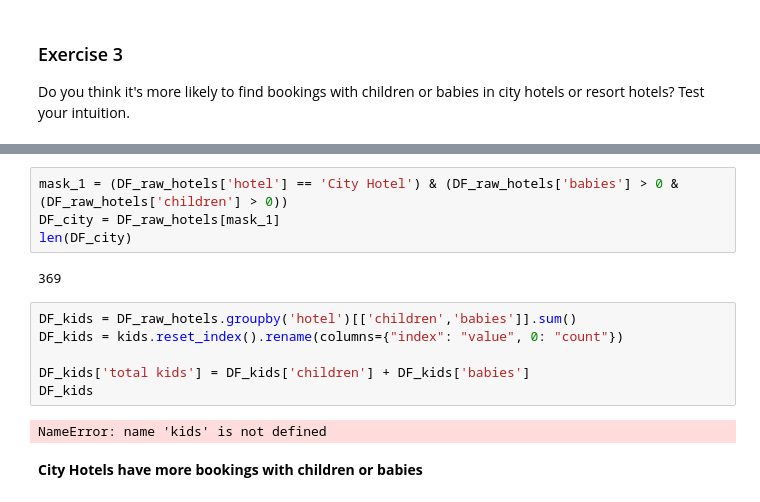
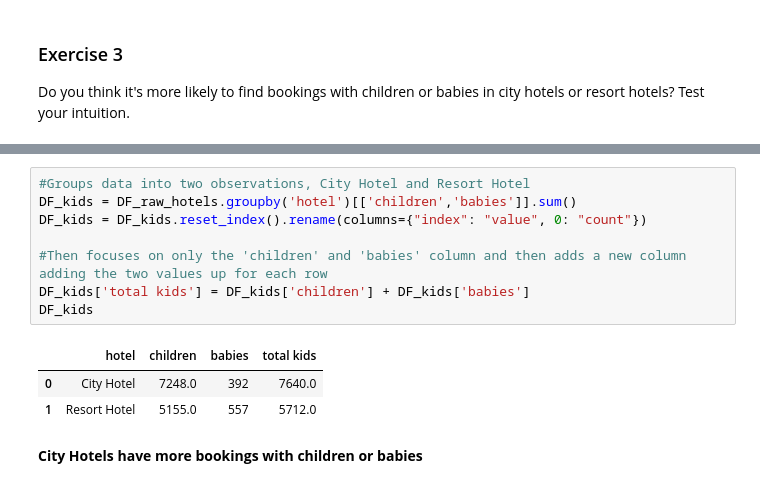
Before and after one commit to 3N1C0/DATA101_Elias_Code, a Jupyter notebook: HW/HW_DAY6.ipynb, the cells around one changed output, grey strips where cells are left out. Drawn from its saved outputs; the diff is of its cells as text.

```diff
--- a/HW/HW_DAY6.ipynb
+++ b/HW/HW_DAY6.ipynb
@@ -331,17 +327,15 @@ len(DF_resort)
-# %%
-mask_1 = (DF_raw_hotels['hotel'] == 'City Hotel') & (DF_raw_hotels['babies'] > 0 & (DF_raw_hotels['children'] > 0))
-DF_city = DF_raw_hotels[mask_1]
-len(DF_city)
-# %% [output]
-369
 # %%
+#Groups data into two observations, City Hotel and Resort Hotel
 DF_kids = DF_raw_hotels.groupby('hotel')[['children','babies']].sum()
-DF_kids = kids.reset_index().rename(columns={"index": "value", 0: "count"})
+DF_kids = DF_kids.reset_index().rename(columns={"index": "value", 0: "count"})
 
+#Then focuses on only the 'children' and 'babies' column and then adds a new column adding the two values up for each row
 DF_kids['total kids'] = DF_kids['children'] + DF_kids['babies']
 DF_kids
 # %% [output]
-NameError: name 'kids' is not defined
+|  | hotel | children | babies | total kids |
+| 0 | City Hotel | 7248.0 | 392 | 7640.0 |
+| 1 | Resort Hotel | 5155.0 | 557 | 5712.0 |
 # %% [markdown]
 **City Hotels have more bookings with children or babies**
 # %% [markdown]
```
Also changed, not shown: parts of 10 cells of this notebook, 1 other file.
